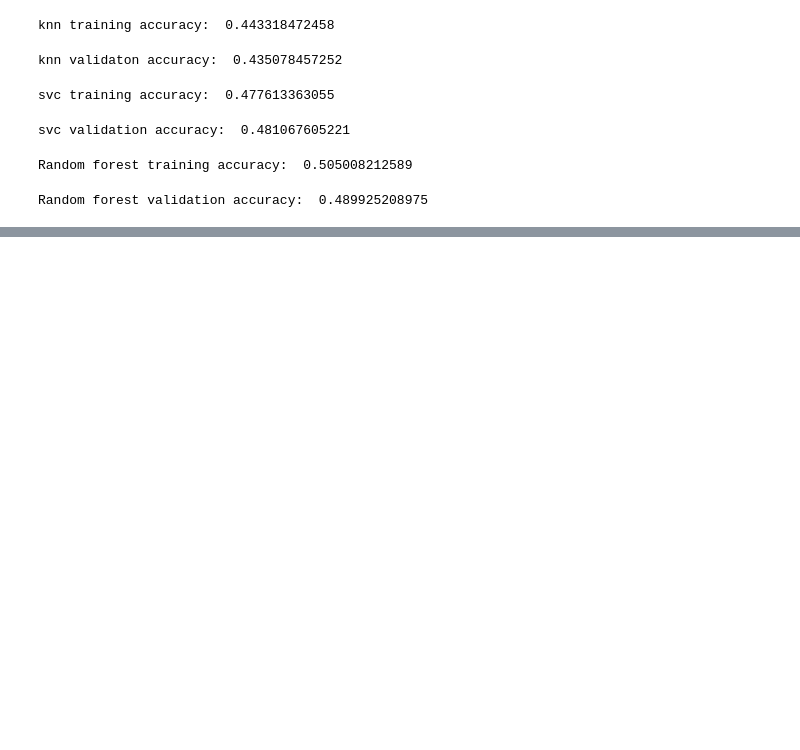
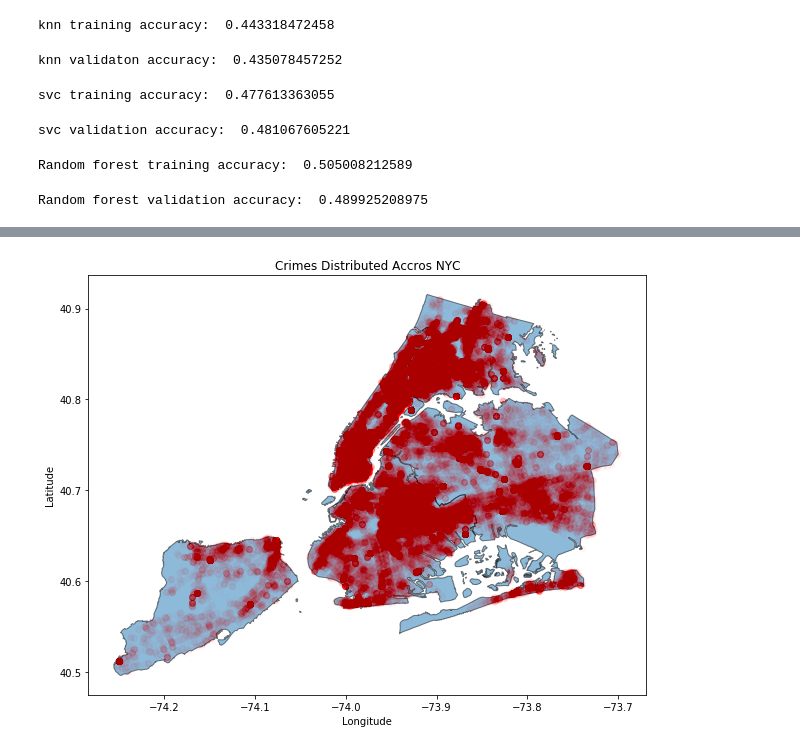
Before and after one commit to city-college-machine-learning/NYPD_Arrest_Analysis, a Jupyter notebook: Initial_models.ipynb, the cells around one changed output, grey strips where cells are left out. Cells and saved outputs as stored; diff of their text form; code cells hidden in the pictures; blank space fills up the shorter version.

```diff
--- a/Initial_models.ipynb
+++ b/Initial_models.ipynb
@@ -128,0 +281,2 @@ Random forest validation accuracy:  0.489925208975
+# %%
+data_geo = gpd.GeoDataFrame(dat, geometry=gpd.points_from_xy(dat.Longitude, dat.Latitude))
@@ -128,0 +293,10 @@ Random forest validation accuracy:  0.489925208975
+# %%
+ny_boroughs = gpd.read_file(gpd.datasets.get_path('nybb')).to_crs("EPSG:4326")
+ax = ny_boroughs.plot(figsize=(10, 10), alpha=0.5, edgecolor='k')
+data_geo.plot(ax=ax, alpha=0.01, color='red')
+plt.xlabel('Longitude')
+plt.ylabel('Latitude')
+plt.title('Crimes Distributed Accros NYC')
+plt.show()
+# %% [output]
+[figure, added]
```
Also changed, not shown: parts of 50 cells of this notebook.
